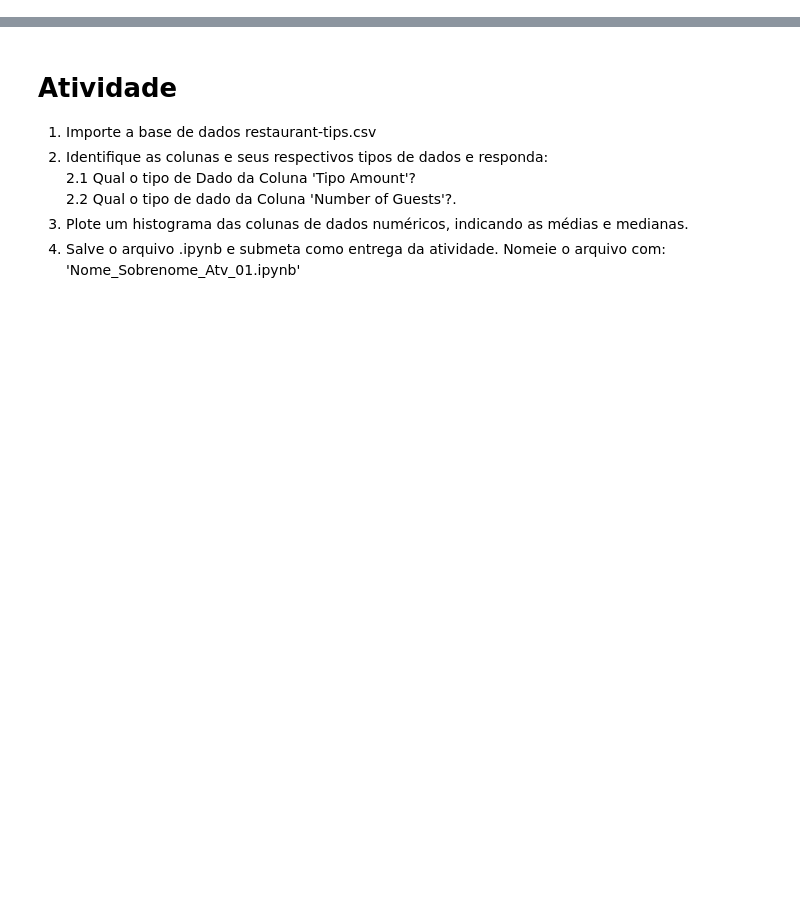
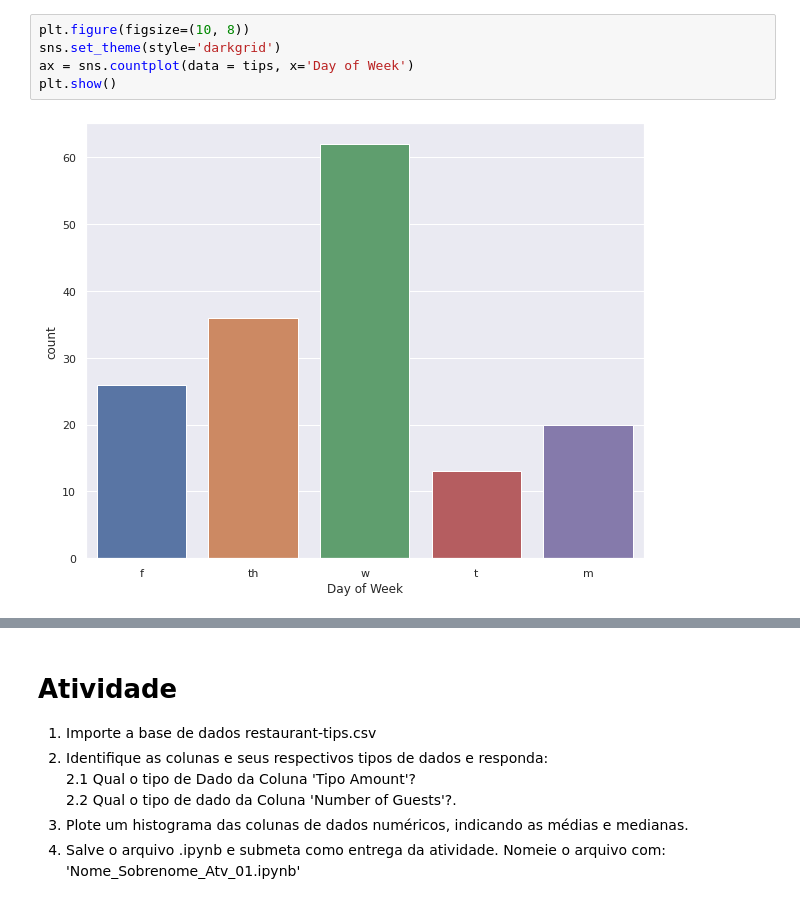
Before and after one commit to nanipumpkin/Analise_Estatistica, a Jupyter notebook: notebooks/Atividade_01.ipynb, the cells around one changed output, grey strips where cells are left out. Saved outputs shown, nothing was run; the diff lists cells and outputs as text; blank space fills up the shorter version.

```diff
--- a/notebooks/Atividade_01.ipynb
+++ b/notebooks/Atividade_01.ipynb
@@ -78,0 +87,7 @@ Name: Bill Amount, dtype: float64
+# %%
+plt.figure(figsize=(10, 8))
+sns.set_theme(style='darkgrid')
+ax = sns.countplot(data = tips, x='Day of Week')
+plt.show()
+# %% [output]
+[figure, added]
```
Also changed, not shown: parts of 20 cells of this notebook, 2 other files.
